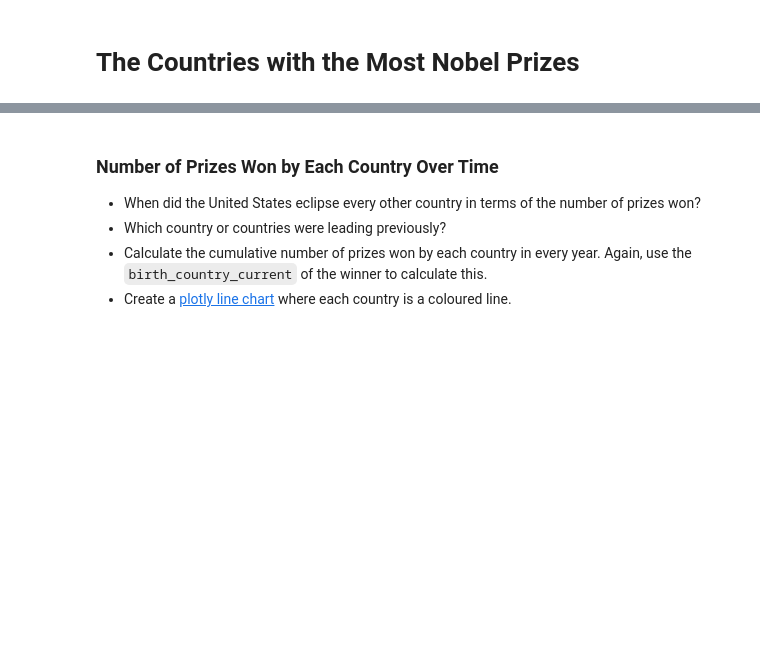
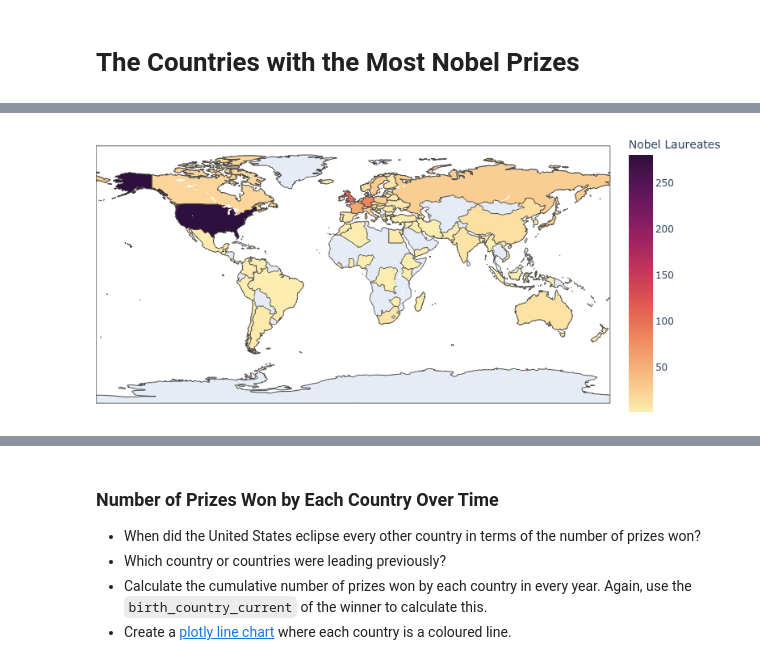
Before and after one commit to Jonikulov/100-days-python-bootcamp, a Jupyter notebook: day_79_analyzing_nobel_prize_plotly_matplotlib_seaborn/Nobel Prize Analysis with Plotly, Matplotlib & Seaborn.ipynb, the cells around one changed output, grey strips where cells are left out. Cells and saved outputs as stored; diff of their text form; code cells hidden in the pictures; blank space fills up the shorter version.

```diff
--- a/day_79_analyzing_nobel_prize_plotly_matplotlib_seaborn/Nobel Prize Analysis with Plotly, Matplotlib & Seaborn.ipynb
+++ b/day_79_analyzing_nobel_prize_plotly_matplotlib_seaborn/Nobel Prize Analysis with Plotly, Matplotlib & Seaborn.ipynb
@@ -543,3 +580,9 @@ plt.show()
 * Experiment with [plotly's available colours](https://plotly.com/python/builtin-colorscales/). I quite like the sequential colour `matter` on this map.
 
 Hint: You'll need to use a 3 letter country code for each country.
+# %%
+top_countries = df_data.groupby("birth_country_current", as_index=False).agg({
+    "prize": "count",  # Count the prizes
+    "ISO": "first"     # Just grab the first ISO code for that country
+})
+top_countries
@@ -546,3 +603,16 @@ Hint: You'll need to use a 3 letter country code for each country.
+# %%
+map_fig = px.choropleth(
+    top_countries,
+    locations="ISO",
+    color="prize",
+    hover_name="birth_country_current",
+    color_continuous_scale=px.colors.sequential.matter,
+    labels={"prize": "Nobel Laureates"},
+)
+map_fig.update_layout(margin={"r": 0, "t": 0, "l": 0, "b": 0})
+map_fig.show()
+# %% [output]
+[figure, added]
 # %% [markdown]
 # In Which Categories are the Different Countries Winning Prizes?
 
```
Also changed, not shown: parts of 29 cells of this notebook, 2 other files.
